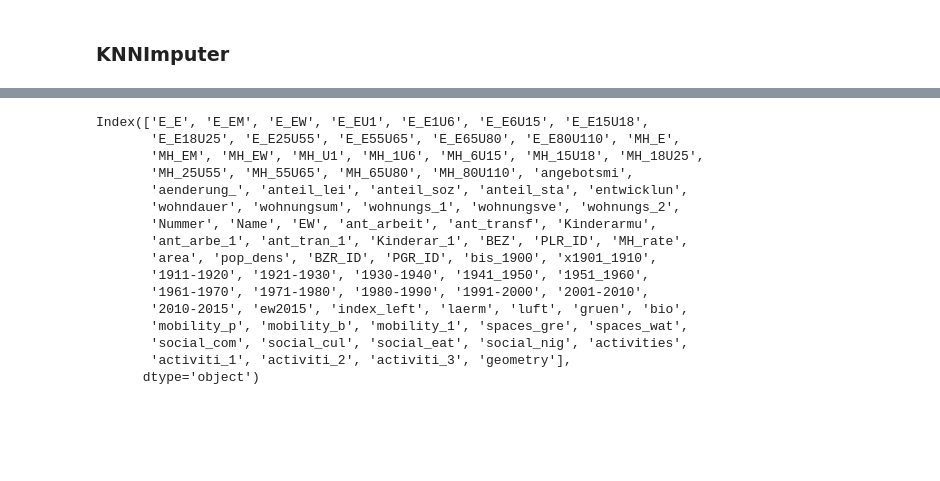
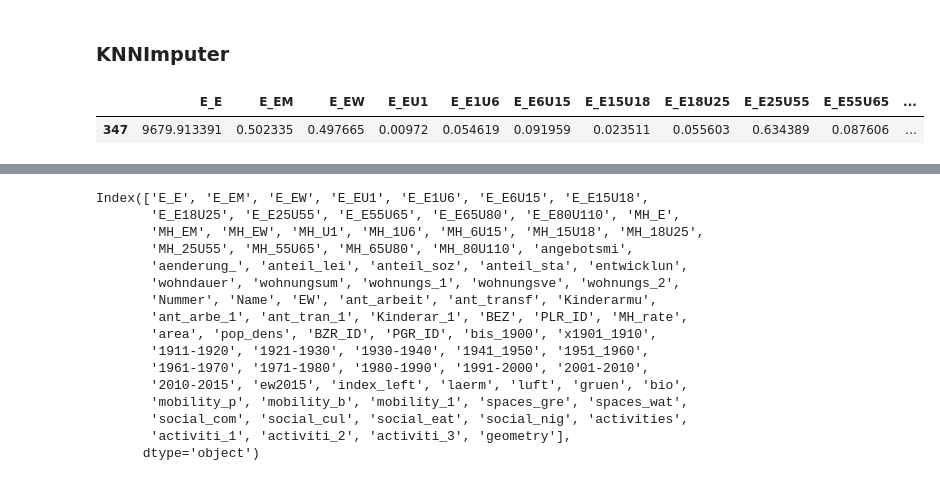
Before and after one commit to Safiaaaaa/YouthInTheCity, a Jupyter notebook: notebooks/Nicha_data_preproc.ipynb, the cells around one changed output, grey strips where cells are left out. Cells and saved outputs as stored; diff of their text form; code cells hidden in the pictures; blank space fills up the shorter version.

```diff
--- a/notebooks/Nicha_data_preproc.ipynb
+++ b/notebooks/Nicha_data_preproc.ipynb
@@ -12,3 +12,10 @@ import seaborn as sns
 ### KNNImputer
 # %%
 df = gdp.read_file("../raw_data/final_data/full.shp")
+# %%
+pd.set_option('display.max_columns', None)
+# %%
+df[df.Name == "Helmholtzplatz"]
+# %% [output]
+|  | E_E | E_EM | E_EW | E_EU1 | E_E1U6 | E_E6U15 | E_E15U18 | E_E18U25 | E_E25U55 | E_E55U65 | ... |
+| 347 | 9679.913391 | 0.502335 | 0.497665 | 0.00972 | 0.054619 | 0.091959 | 0.023511 | 0.055603 | 0.634389 | 0.087606 | ... |
```
Also changed, not shown: parts of 1 cell of this notebook.
